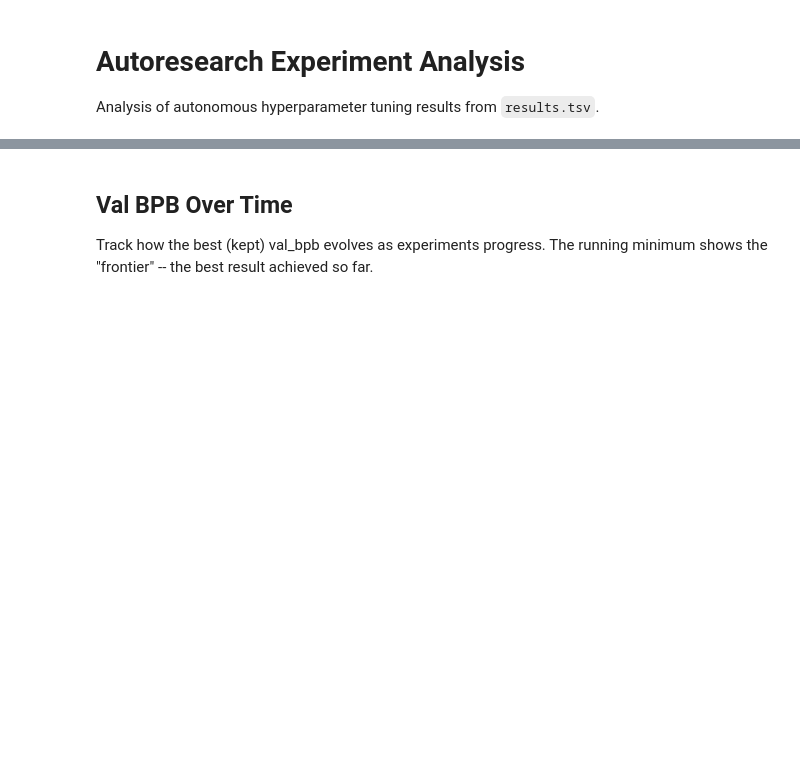
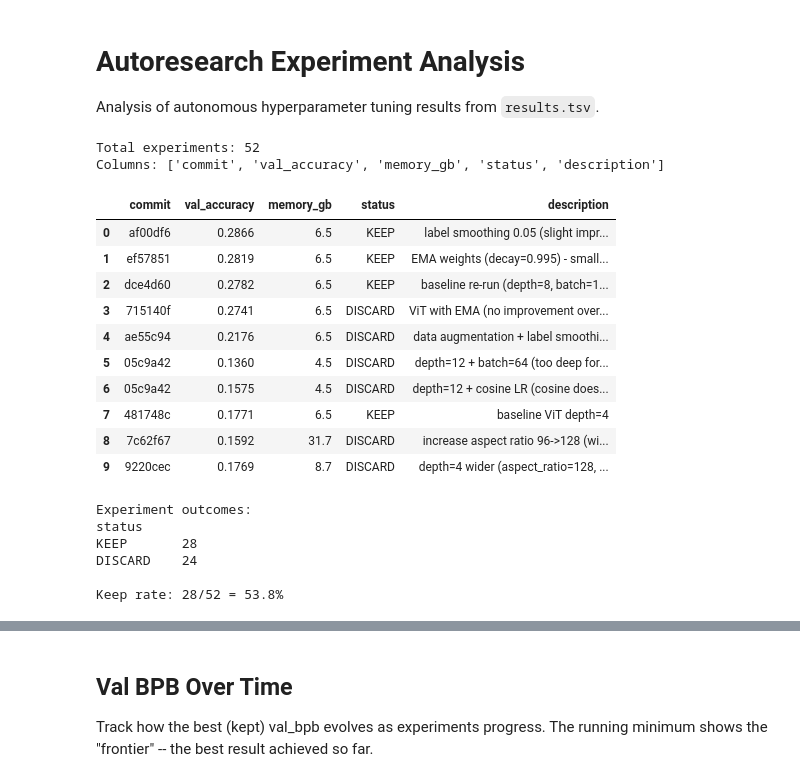
Before and after one commit to MBimrose/autoresearch, a Jupyter notebook: analysis.ipynb, the cells around one changed output, grey strips where cells are left out. Drawn from its saved outputs; the diff is of its cells as text; code cells hidden in the pictures; blank space fills up the shorter version.

Commit message:
Initial commit for aims_cell testing

```diff
--- a/analysis.ipynb
+++ b/analysis.ipynb
@@ -5,17 +5,31 @@ Analysis of autonomous hyperparameter tuning results from `results.tsv`.
 # %%
 import pandas as pd
 import matplotlib.pyplot as plt
 import numpy as np
 
 # Load the TSV (tab-separated, 5 columns: commit, val_accuracy, memory_gb, status, description)
-df = pd.read_csv("results.tsv", sep="\t")
+df = pd.read_csv("results_tiny_imagenet.tsv", sep="\t")
 df["val_accuracy"] = pd.to_numeric(df["val_accuracy"], errors="coerce")
 df["memory_gb"] = pd.to_numeric(df["memory_gb"], errors="coerce")
 df["status"] = df["status"].str.strip().str.upper()
 
 print(f"Total experiments: {len(df)}")
 print(f"Columns: {list(df.columns)}")
 df.head(10)
+# %% [output]
+Total experiments: 52
+Columns: ['commit', 'val_accuracy', 'memory_gb', 'status', 'description']
+|  | commit | val_accuracy | memory_gb | status | description |
+| 0 | af00df6 | 0.2866 | 6.5 | KEEP | label smoothing 0.05 (slight impr... |
+| 1 | ef57851 | 0.2819 | 6.5 | KEEP | EMA weights (decay=0.995) - small... |
+| 2 | dce4d60 | 0.2782 | 6.5 | KEEP | baseline re-run (depth=8, batch=1... |
+| 3 | 715140f | 0.2741 | 6.5 | DISCARD | ViT with EMA (no improvement over... |
+| 4 | ae55c94 | 0.2176 | 6.5 | DISCARD | data augmentation + label smoothi... |
+| 5 | 05c9a42 | 0.1360 | 4.5 | DISCARD | depth=12 + batch=64 (too deep for... |
+| 6 | 05c9a42 | 0.1575 | 4.5 | DISCARD | depth=12 + cosine LR (cosine does... |
+| 7 | 481748c | 0.1771 | 6.5 | KEEP | baseline ViT depth=4 |
+| 8 | 7c62f67 | 0.1592 | 31.7 | DISCARD | increase aspect ratio 96->128 (wi... |
+| 9 | 9220cec | 0.1769 | 8.7 | DISCARD | depth=4 wider (aspect_ratio=128, ... |
 # %%
 counts = df["status"].value_counts()
 print("Experiment outcomes:")
@@ -27,6 +41,13 @@ n_crash = counts.get("CRASH", 0)
 n_decided = n_keep + n_discard
 if n_decided > 0:
     print(f"\nKeep rate: {n_keep}/{n_decided} = {n_keep / n_decided:.1%}")
+# %% [output]
+Experiment outcomes:
+status
+KEEP       28
+DISCARD    24
+
+Keep rate: 28/52 = 53.8%
 # %%
 # Show all KEPT experiments (the improvements that stuck)
 kept = df[df["status"] == "KEEP"].copy()
```
Also changed, not shown: parts of 2 cells of this notebook, 7 other files.
